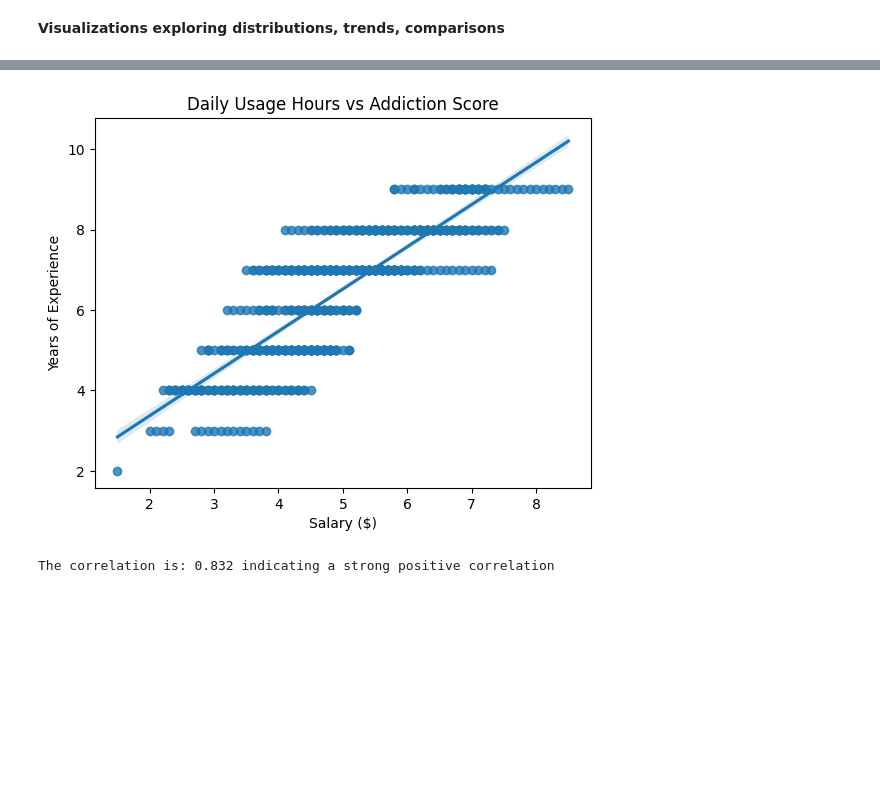
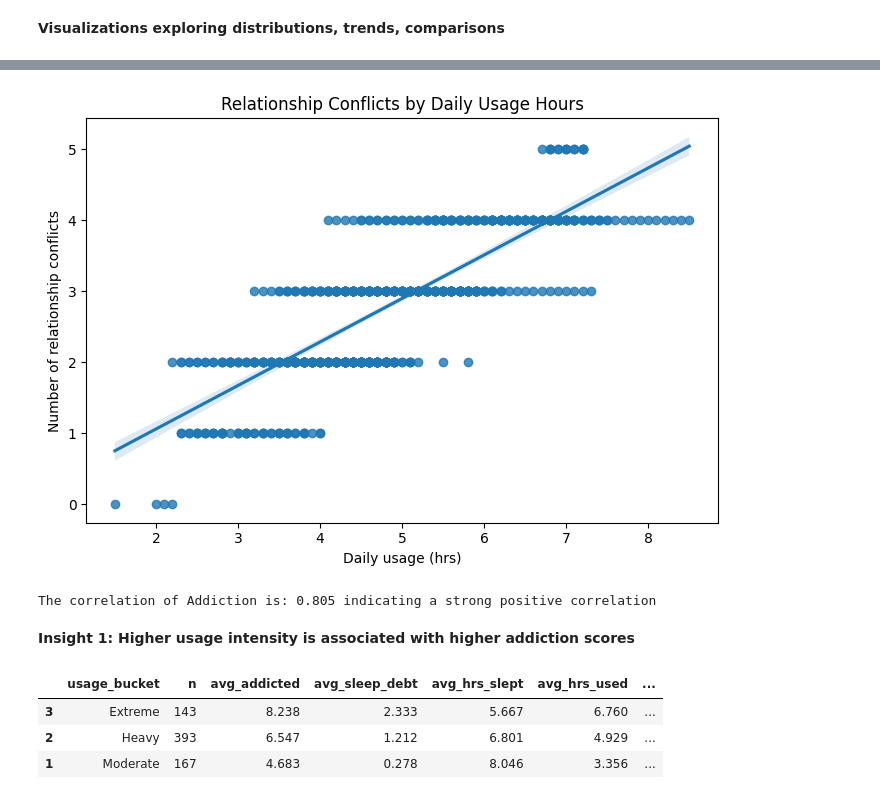
Before and after one commit to lschuler-dotcom/capstone_project, a Jupyter notebook: notebooks/capstone_project.ipynb, the cells around one changed output, grey strips where cells are left out. Drawn from its saved outputs; the diff is of its cells as text; code cells hidden in the pictures; blank space fills up the shorter version.

```diff
--- a/notebooks/capstone_project.ipynb
+++ b/notebooks/capstone_project.ipynb
@@ -611,7 +610,7 @@ Numeric summary for consolidated student level data
 df_cleaned = df_consol_v2.copy()
 # %%
 # Create sleep debt
-df_cleaned['sleep_debt'] = (8-df_cleaned['sleep_hours_per_night'])
+df_cleaned['sleep_debt'] = (8-df_cleaned['sleep_hours_per_night']).clip(lower=0)
 # View sleep debt in df
 df_cleaned[['student_id','sleep_hours_per_night','sleep_debt']].sort_values(by="sleep_hours_per_night",ascending=True).head()
 # %% [output]
@@ -837,15 +963,31 @@ country_summary_20.sort_values("avg_addicted", ascending=False).head(10)
 # %%
-#
-corr_du_add = df_cleaned['avg_daily_usage_hours'].corr(df_cleaned['addicted_score'])
+# Calculate correlation
+corr_du_rc = df_cleaned['avg_daily_usage_hours'].corr(df_cleaned['conflicts_over_social_media'])
 
-plt.subplot(2,2,1)
-sns.regplot(data=df_cleaned, x="avg_daily_usage_hours", y="addicted_score", ci=95)
-plt.title("Daily Usage Hours vs Addiction Score")
-plt.xlabel("Salary ($)")
-plt.ylabel("Years of Experience")
+# Correlations
+plt.figure(figsize=(7,5))
+
+sns.regplot(data=df_cleaned, x="avg_daily_usage_hours", y="conflicts_over_social_media", ci=95)
+plt.title("Relationship Conflicts by Daily Usage Hours")
+plt.xlabel("Daily usage (hrs)")
+plt.ylabel("Number of relationship conflicts")
+
+plt.tight_layout()
 plt.show()
 
-print(f"The correlation is: {round(corr_du_add,6)} indicating a strong positive correlation")
+print(f"\nThe correlation of Addiction is: {round(corr_du_rc,3)} indicating a strong positive correlation\n")
 # %% [output]
-[figure, old version]
+[figure, new version]
-The correlation is: 0.832 indicating a strong positive correlation
+The correlation of Addiction is: 0.805 indicating a strong positive correlation
+# %% [markdown]
+**Insight 1: Higher usage intensity is associated with higher addiction scores**
+# %%
+# Removing light usage as n is only = 2
+usage_order = ["Moderate", "Heavy", "Extreme"]
+by_usage_plot = by_usage[by_usage["usage_bucket"].isin(usage_order)]
+by_usage_plot
+# %% [output]
+|  | usage_bucket | n | avg_addicted | avg_sleep_debt | avg_hrs_slept | avg_hrs_used | ... |
+| 3 | Extreme | 143 | 8.238 | 2.333 | 5.667 | 6.760 | ... |
+| 2 | Heavy | 393 | 6.547 | 1.212 | 6.801 | 4.929 | ... |
+| 1 | Moderate | 167 | 4.683 | 0.278 | 8.046 | 3.356 | ... |
```
Also changed, not shown: parts of 38 cells of this notebook.
